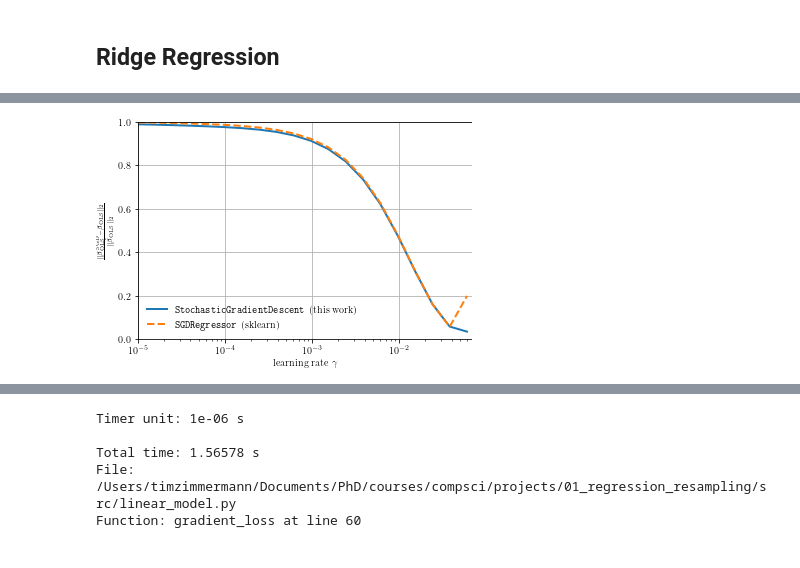
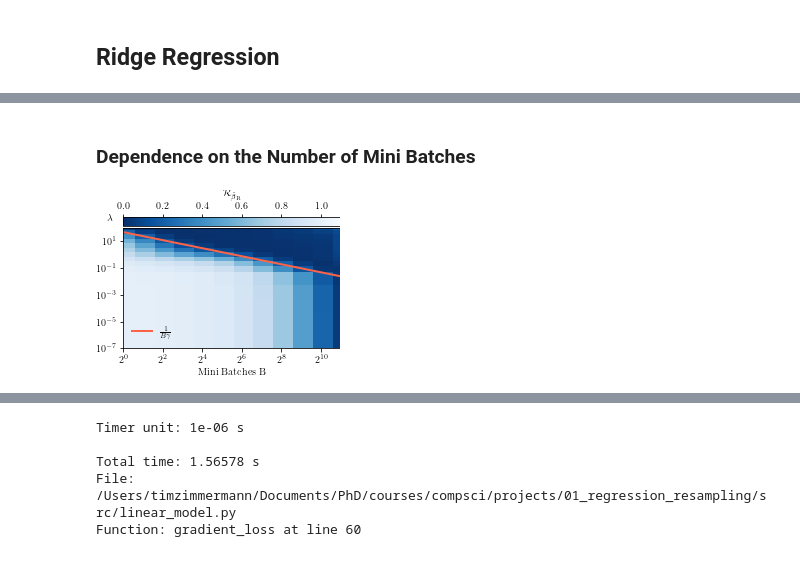
Before and after one commit to timzimm/CompSci, a Jupyter notebook: 01_regression_resampling/src/05_stochastic_gradient_descent.ipynb, the cells around one changed output, grey strips where cells are left out. Drawn from its saved outputs; the diff is of its cells as text; code cells hidden in the pictures.

```diff
--- a/01_regression_resampling/src/05_stochastic_gradient_descent.ipynb
+++ b/01_regression_resampling/src/05_stochastic_gradient_descent.ipynb
@@ -65,7 +69,6 @@ ols_pinv.fit(X,z)
 minibatches = N
 max_epochs = 1000
 tol=None
-seed=42
 
 M = 20
 lrs_sk = np.logspace(-5,np.log10(0.04),M)
@@ -80,18 +83,18 @@ def compute_error(lr):
                                              learning_rate=lambda t, grad: lr,
                                              max_epochs=max_epochs,
                                              batches=minibatches,
-                                             seed=seed,
                                              tol=tol)])
 
     ols_sgd.fit(X,z)
 
-    return relative_error_own(ols_pinv, ols_sgd), ols_sgd
+    return relative_error_own(ols_pinv, ols_sgd)
 
 pool = multiprocess.Pool()
 result = tqdm(pool.imap(compute_error, lrs_sk), total=M)
-error_to_analytical, trained_sgds = list(map(list, zip(*list(result))))
+error_to_analytical= list(result)
+pool.terminate()
 
-sk_error_to_analytical, trained_sks = np.empty(M), []
+sk_error_to_analytical = np.empty(M)
 
 for i, lr in enumerate(tqdm(lrs_sk)):
     # Pipeline using sklearn implementations
@@ -105,9 +108,6 @@ for i, lr in enumerate(tqdm(lrs_sk)):
 
     ols_sk.fit(X,z)
     sk_error_to_analytical[i] = relative_error_sk(ols_pinv, ols_sk)
-    trained_sks.append(ols_sk)
-
-error_own_sk = [relative_error_own_sk(trained_sks[i], trained_sgds[i]) for i in range(M)]
 # %%
 size = (3.7, 0.618 * 3.7) if save else (10,6)
 fig,ax = plt.subplots(figsize=size)
@@ -229,7 +259,7 @@ schedules = [Constant(log=True, eta0=eta0),
              RMSProp(log=True, eta0=eta0)]
 
 minibatches = N//4
-max_epochs = 2000
+max_epochs = 1000
 tol=None
 seed=42
 
@@ -260,6 +290,7 @@ labels = [r"\texttt{Constant}",r"\texttt{InvScaling}",r"\texttt{AdaGrad}",r"\tex
 
 kwargs = {"height_ratios":[0.618,1]}
 size = (3.6, 3.6) if save else (10,6)
+sns.set_palette("tab10",4)
 fig, ax = plt.subplots(nrows=2, figsize=size, gridspec_kw=kwargs)
 plt.subplots_adjust(hspace=0.09)
 
@@ -268,8 +299,9 @@ ax[0].set_yscale("log")
 ax[0].xaxis.tick_top()
 ax[0].xaxis.set_label_position('top')
 ax[0].set_ylabel(r"$\gamma$")
-ax[0].set_xlabel(r"$t$")
+ax[0].set_xlabel(r"$j$")
 ax[0].xaxis.set_label_coords(.95,1.12)
+ax[0].text(.03,.05,r"\textbf{(A)}",transform=ax[0].transAxes,c="k")
 
 for label,schedule in zip(labels,schedules):
     lr = np.array(schedule.learning_rates)
@@ -287,6 +319,8 @@ for a in ax:
              bbox_to_anchor=[0.05,1.2],
              loc="lower left")
 ax[1].margins(x=0.1)
+ax[1].text(.03,.05,r"\textbf{(B)}",transform=ax[1].transAxes,c="k")
+
 if save:
     fig.savefig(save_dir + "sgd_ols_schedule.pdf", bbox_inches="tight")
 else:
@@ -445,0 +482,2 @@ else:
+# %% [markdown]
+### Dependence on the Number of Mini Batches
@@ -446,13 +519,46 @@ else:
 # %%
-fig, ax = plt.subplots()
-ax.set_xscale("log")
-ax.set_xlabel(r"learning rate  $\gamma$")
-ax.set_ylabel(r"$\frac{||\hat{\beta}^\mathrm{SGD}_\mathrm{OLS} - \hat{\beta}_\mathrm{OLS}||_2}{||\hat{\beta}_\mathrm{OLS}||_2}$")
-ax.plot(lrs, error_ridge_to_analytical, label=r"\texttt{StochasticGradientDescent} (this work)")
-ax.plot(lrs, sk_error_ridge_to_analytical, ls="dashed", label=r"\texttt{SGDRegressor} (sklearn)")
-ax.legend(*ax.get_legend_handles_labels())
-ax.set_xlim([1e-5,0.07])
-ax.set_ylim([0,1])
-plt.show()
+import matplotlib.colors as colors
+from mpl_toolkits.axes_grid1.axes_divider import make_axes_locatable
+
+error_label = r"$\mathcal{R}_{\hat{\beta}_\mathrm{R}}$"
+cmap = sns.color_palette("Blues_r", as_cmap=True).copy()
+cmap.set_bad("dimgray")
+kwargs = {
+          "cmap":cmap,
+          "shading":"nearest",
+          "vmin":0,
+          "vmax":1.1,
+          "edgecolor": "face",
+          "rasterized":True,
+          "linewidth": 0
+         }
+
+fig, ax = plt.subplots(figsize=(3.9,3.9*0.618))
+ax.grid(False)
+ax.set_yscale("log")
+ax.set_xscale("log", base=2)
+ax.set_xlabel(r'Mini Batches B')
+ax.set_ylabel(r'$\lambda$', rotation=0)
+ax.yaxis.set_label_coords(-0.06,1.05)
+ax.set_ylim([penalties[0],penalties[-1]])
+ax.set_xlim([minibatches[0], minibatches[-1]])
+
+im = ax.pcolormesh(minibatches, penalties, error_ridge_to_analytical_minibatches, **kwargs)
+ax.plot(minibatches, 1/(minibatches*lr), c="tomato", label=r"$\frac{1}{B\gamma}$")
+ax.legend(*ax.get_legend_handles_labels(), loc="lower left")
+
+ax_divider = make_axes_locatable(ax)
+cax = ax_divider.append_axes("top", size="7%", pad="2%")
+cax.grid(False)
+cb = fig.colorbar(im, cax=cax, orientation="horizontal")
+cax.xaxis.set_ticks_position("top")
+cax.set_xlabel(error_label)
+cax.xaxis.set_label_position('top')
+cax.xaxis.set_label_coords(0.5,3.5)
+
+if save:
+    fig.savefig(save_dir + "sgd_ridge_minibatches.pdf", bbox_inches="tight")
+else:
+    plt.show()
 # %% [output]
-[figure, old version]
+[figure, new version]
```
Also changed, not shown: parts of 22 cells of this notebook, 8 other files.
